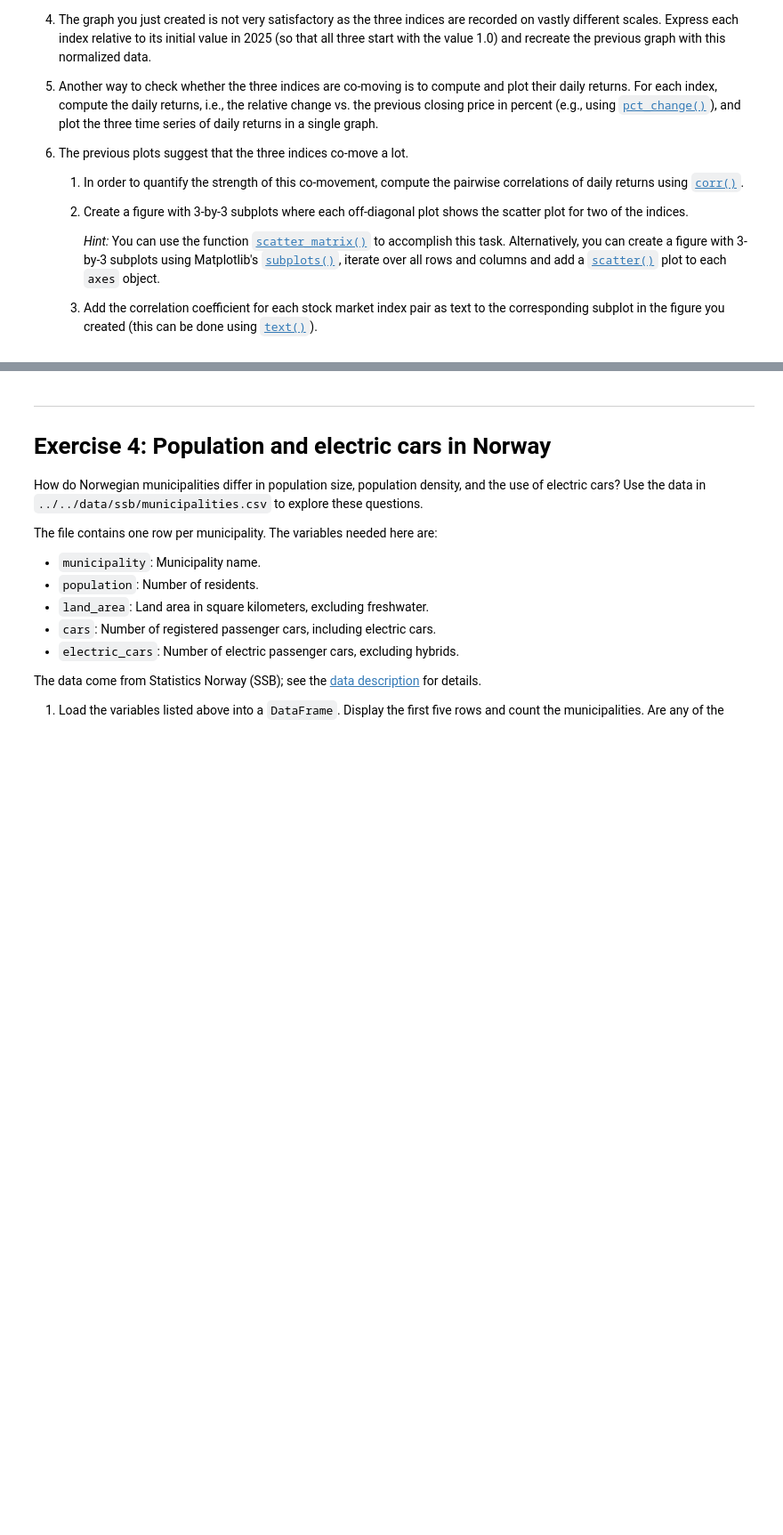
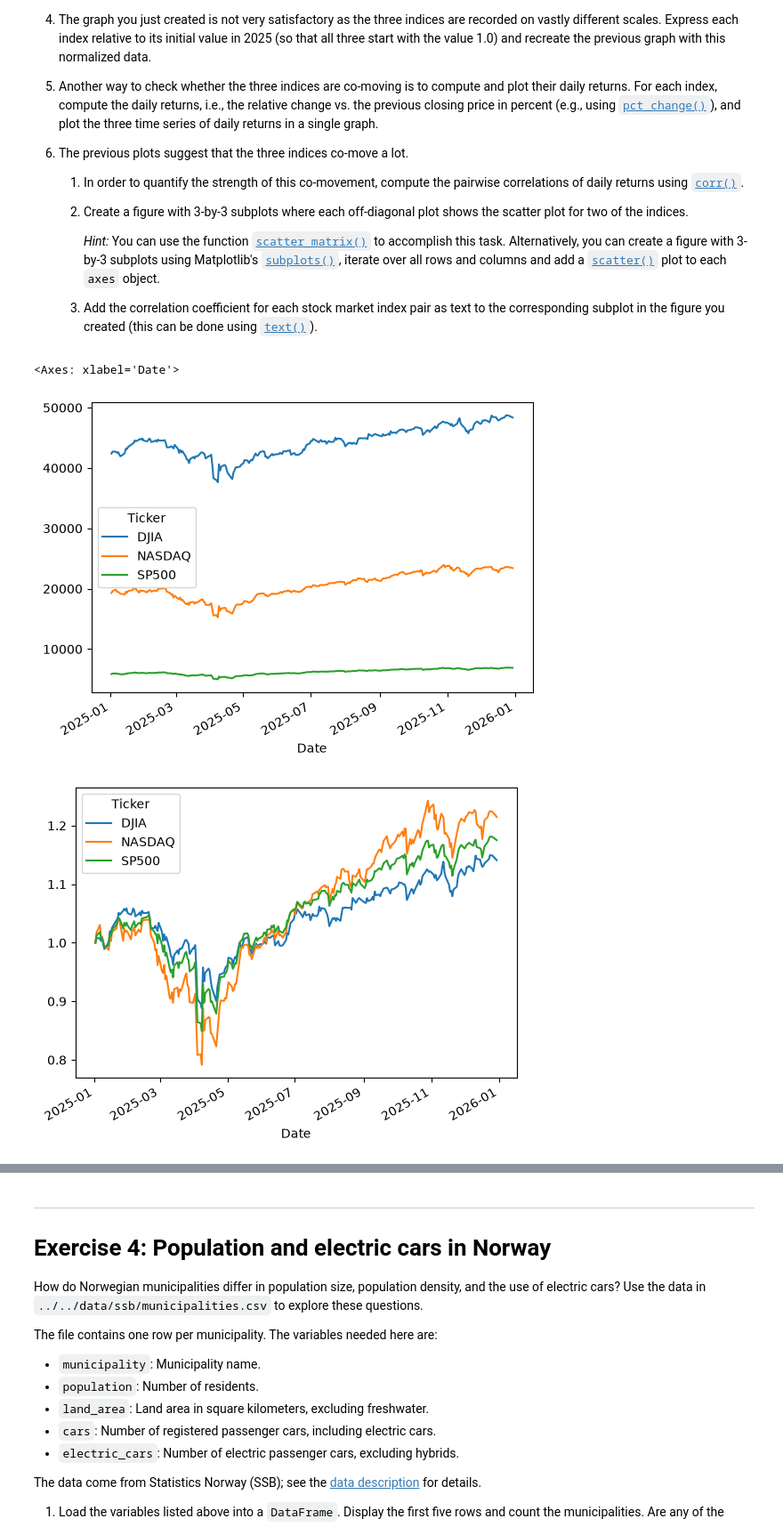
Before and after one commit to JKO-coder1/TECH2-H26, a Jupyter notebook: workshops/workshop3/workshop3_JK2.0.ipynb, the cells around one changed output, grey strips where cells are left out. Shown at 89% size. Saved outputs shown, nothing was run; the diff lists cells and outputs as text; code cells hidden in the pictures; blank space fills up the shorter version.

```diff
--- a/workshops/workshop3/workshop3_JK2.0.ipynb
+++ b/workshops/workshop3/workshop3_JK2.0.ipynb
@@ -189,3 +262,19 @@ Use the data in `indices.csv` from the folder `../../data/stockmarket` to solve
         as text to the corresponding subplot in the figure you created
         (this can be done using
         [`text()`](https://matplotlib.org/stable/api/_as_gen/matplotlib.pyplot.text.html)).
+# %%
+file3 = f'{DATA_PATH}/stockmarket/indices.csv'
+df_indices = pd.read_csv(file3, parse_dates=['Date'], sep='\t')
+
+df_indices = df_indices.loc[(df_indices['Date'] >= '2025-01-01') & (df_indices['Date'] <= '2025-12-31')]
+# %%
+df_indices = df_indices.pivot(index='Date', columns='Ticker', values='Price')
+# %%
+df_indices.plot()
+
+df_norm = df_indices / df_indices.iloc[0]
+df_norm.plot()
+# %% [output]
+<Axes: xlabel='Date'>
+[figure, added]
+[figure, added]
```
Also changed, not shown: parts of 17 cells of this notebook.
